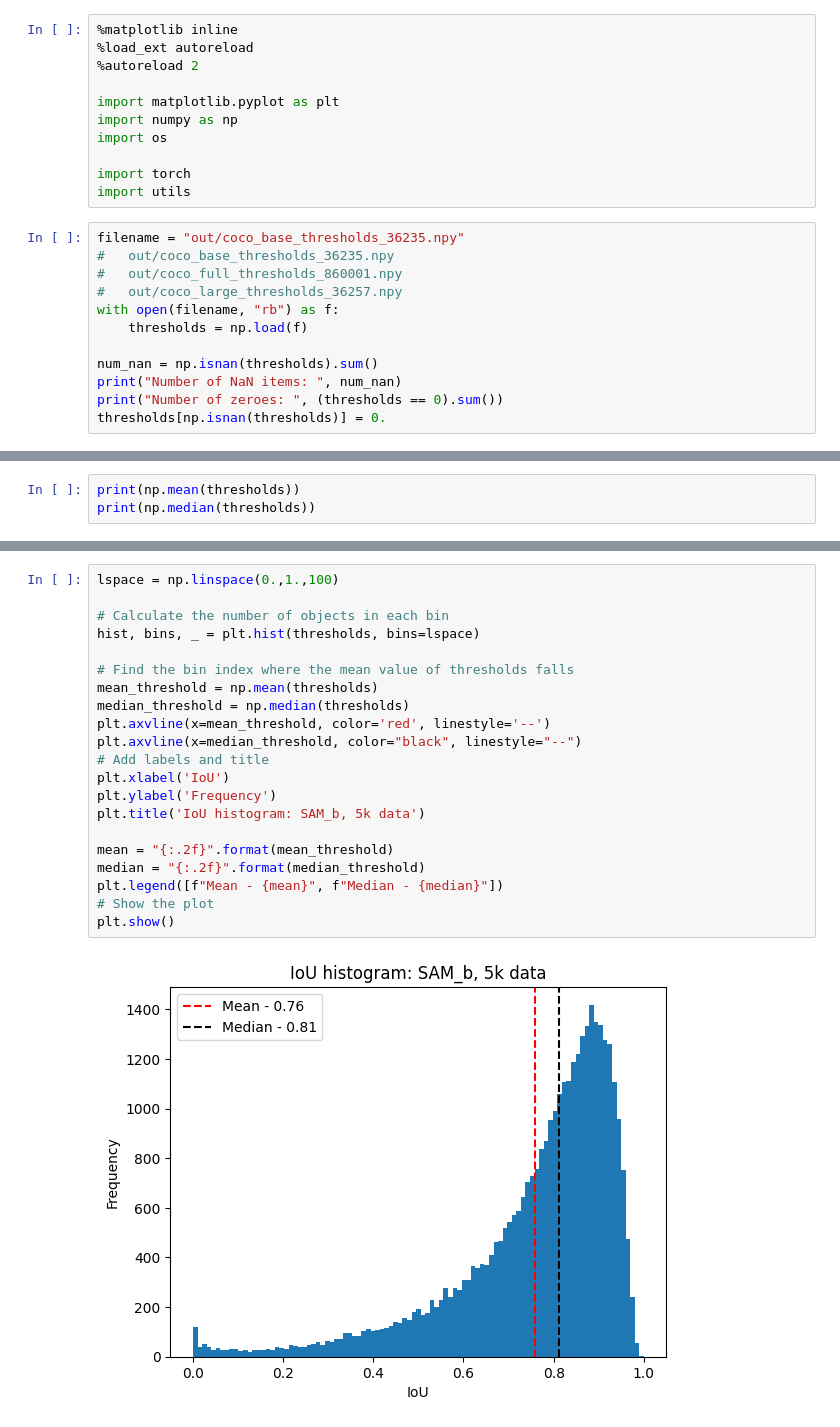
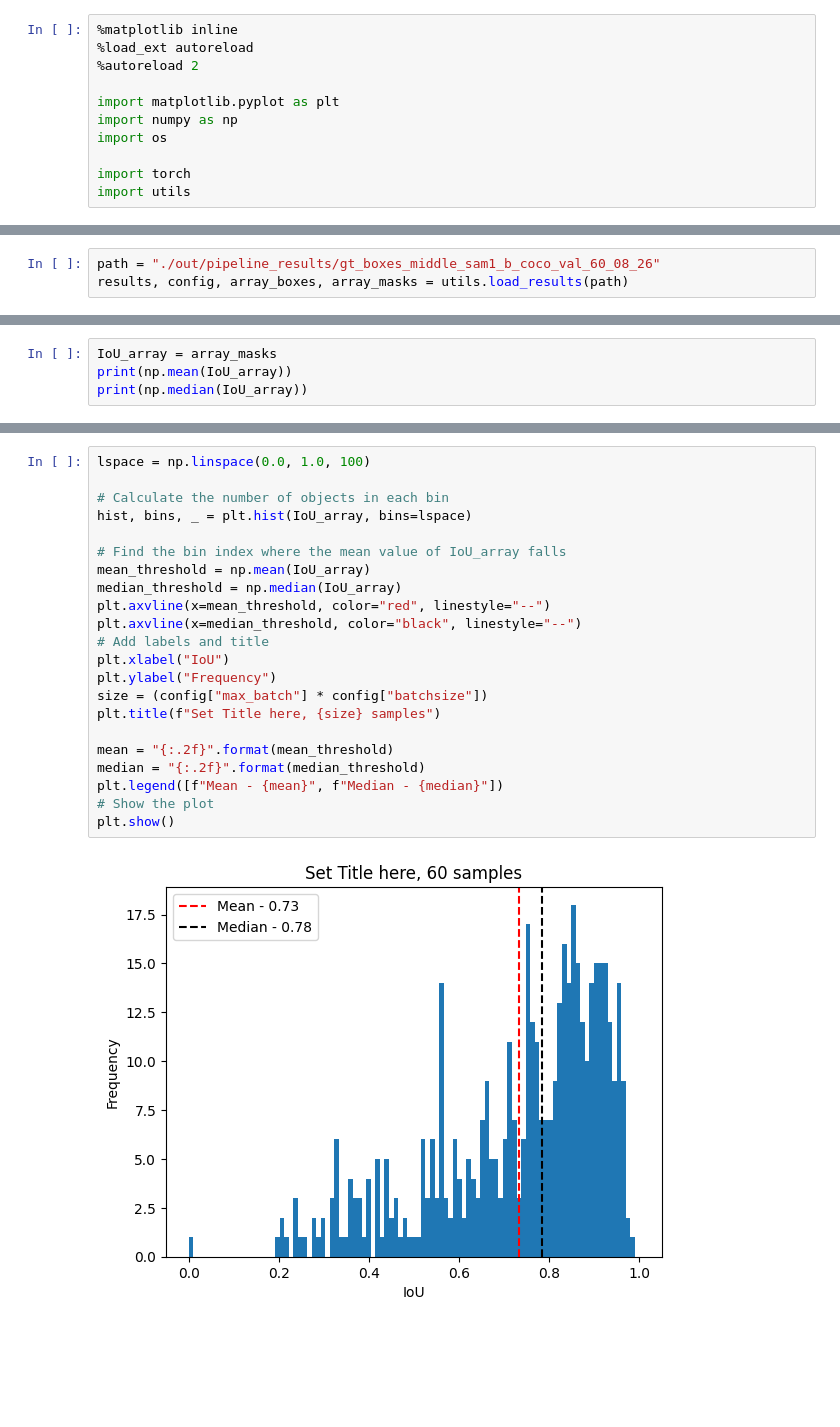
Before and after one commit to jsvobo/DetSeg, a Jupyter notebook: IoU_recall_visuals.ipynb, the cells around one changed output, grey strips where cells are left out. Cells and saved outputs as stored; diff of their text form; blank space fills up the shorter version.

Commit message:
loading saved results, pipeline tested, IoU for boxes repaire, filtering images without boxes

```diff
--- a/IoU_recall_visuals.ipynb
+++ b/IoU_recall_visuals.ipynb
@@ -9,15 +9,3 @@ import os
 
 import torch
 import utils
-# %%
-filename = "out/coco_base_thresholds_36235.npy"
-#   out/coco_base_thresholds_36235.npy
-#   out/coco_full_thresholds_860001.npy
-#   out/coco_large_thresholds_36257.npy
-with open(filename, "rb") as f:
-    thresholds = np.load(f)
-
-num_nan = np.isnan(thresholds).sum()
-print("Number of NaN items: ", num_nan)
-print("Number of zeroes: ", (thresholds == 0).sum())
-thresholds[np.isnan(thresholds)] = 0.
@@ -26,0 +12,3 @@ Number of zeroes:  15
+# %%
+path = "./out/pipeline_results/gt_boxes_middle_sam1_b_coco_val_60_08_26"
+results, config, array_boxes, array_masks = utils.load_results(path)
@@ -27,4 +24,5 @@ Number of zeroes:  15
 # %%
-print(np.mean(thresholds))
-print(np.median(thresholds))
+IoU_array = array_masks
+print(np.mean(IoU_array))
+print(np.median(IoU_array))
 # %% [output]
@@ -38,23 +36,24 @@ print(np.sum(thresholds>=thr)/len(thresholds))
 # %%
-lspace = np.linspace(0.,1.,100)
+lspace = np.linspace(0.0, 1.0, 100)
 
 # Calculate the number of objects in each bin
-hist, bins, _ = plt.hist(thresholds, bins=lspace)
+hist, bins, _ = plt.hist(IoU_array, bins=lspace)
 
-# Find the bin index where the mean value of thresholds falls
-mean_threshold = np.mean(thresholds)
-median_threshold = np.median(thresholds)
-plt.axvline(x=mean_threshold, color='red', linestyle='--')
+# Find the bin index where the mean value of IoU_array falls
+mean_threshold = np.mean(IoU_array)
+median_threshold = np.median(IoU_array)
+plt.axvline(x=mean_threshold, color="red", linestyle="--")
 plt.axvline(x=median_threshold, color="black", linestyle="--")
 # Add labels and title
-plt.xlabel('IoU')
-plt.ylabel('Frequency')
-plt.title('IoU histogram: SAM_b, 5k data')
+plt.xlabel("IoU")
+plt.ylabel("Frequency")
+size = (config["max_batch"] * config["batchsize"])
+plt.title(f"Set Title here, {size} samples")
 
 mean = "{:.2f}".format(mean_threshold)
 median = "{:.2f}".format(median_threshold)
 plt.legend([f"Mean - {mean}", f"Median - {median}"])
 # Show the plot
 plt.show()
 # %% [output]
-[figure, old version]
+[figure, new version]
```
Also changed, not shown: parts of 10 cells of this notebook, 8 other files.
